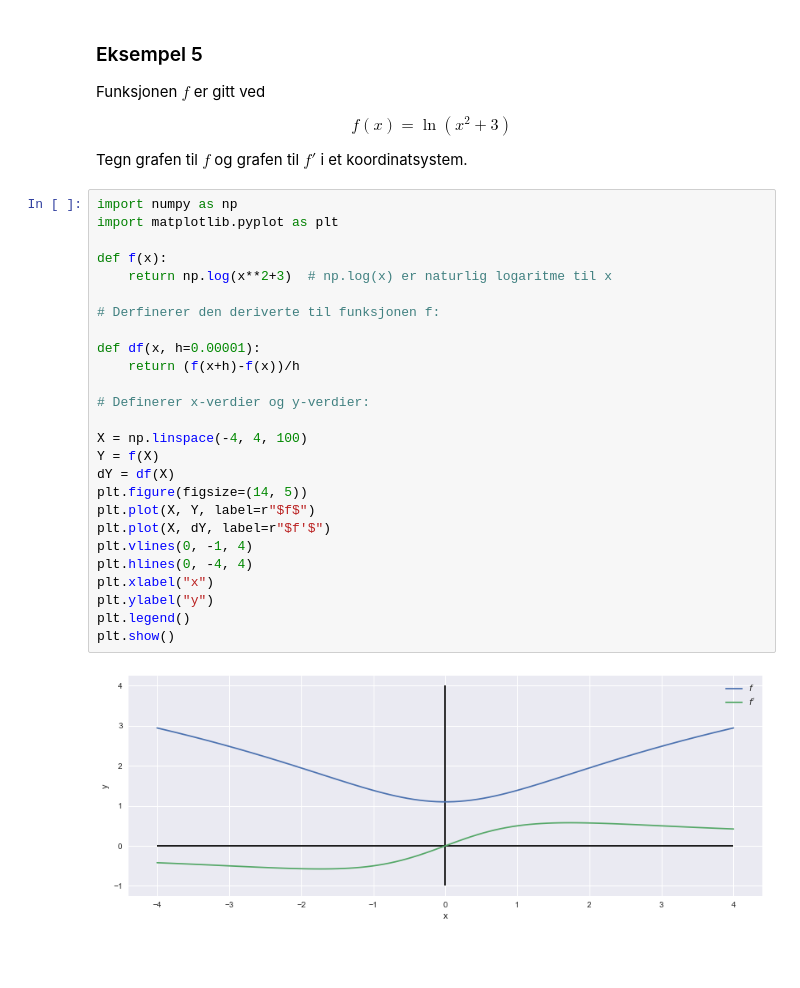
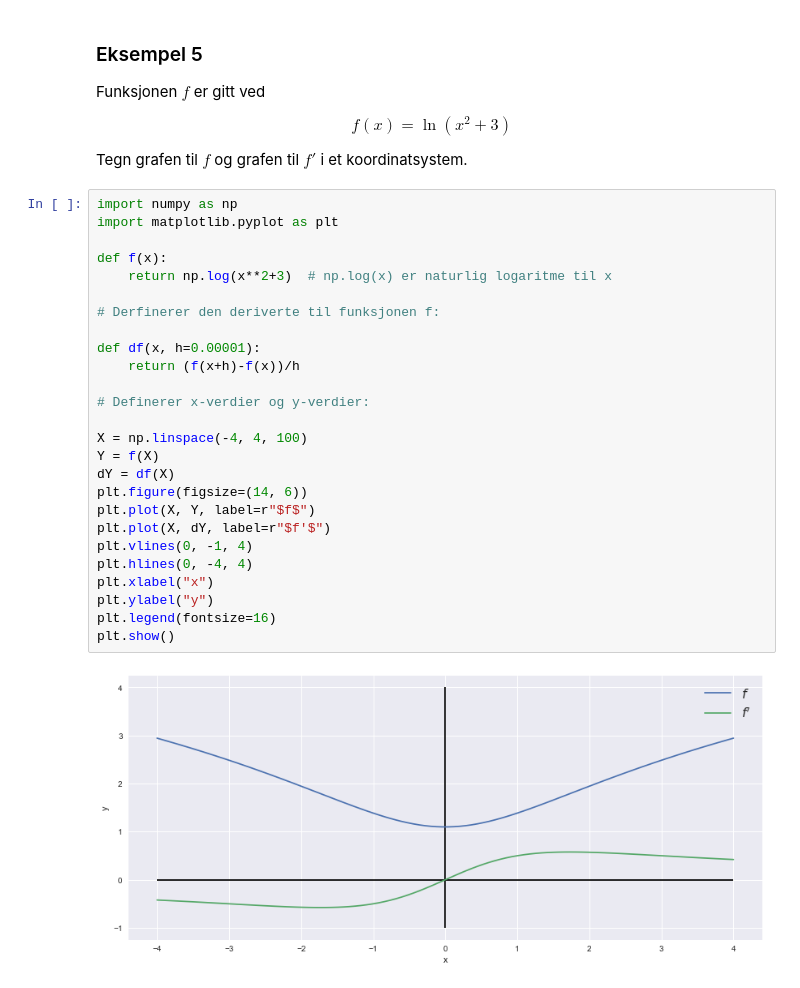
Before and after one commit to tork73/R1, a Jupyter notebook: _sources/plotte.ipynb, the cells around one changed output. Saved outputs shown, nothing was run; the diff lists cells and outputs as text; blank space fills up the shorter version.

```diff
--- a/_sources/plotte.ipynb
+++ b/_sources/plotte.ipynb
@@ -126,28 +126,28 @@ Tegn grafen til $f$ og grafen til $f'$ i et koordinatsystem.
 # %%
 import numpy as np
 import matplotlib.pyplot as plt
 
 def f(x):
     return np.log(x**2+3)  # np.log(x) er naturlig logaritme til x
 
 # Derfinerer den deriverte til funksjonen f:
 
 def df(x, h=0.00001):
     return (f(x+h)-f(x))/h
 
 # Definerer x-verdier og y-verdier:
 
 X = np.linspace(-4, 4, 100)
 Y = f(X)
 dY = df(X)
-plt.figure(figsize=(14, 5))
+plt.figure(figsize=(14, 6))
 plt.plot(X, Y, label=r"$f$")
 plt.plot(X, dY, label=r"$f'$")
 plt.vlines(0, -1, 4)
 plt.hlines(0, -4, 4)
 plt.xlabel("x")
 plt.ylabel("y")
-plt.legend()
+plt.legend(fontsize=16)
 plt.show()
 # %% [output]
-[figure, old version]
+[figure, new version]
```
Also changed, not shown: 3 other files.
